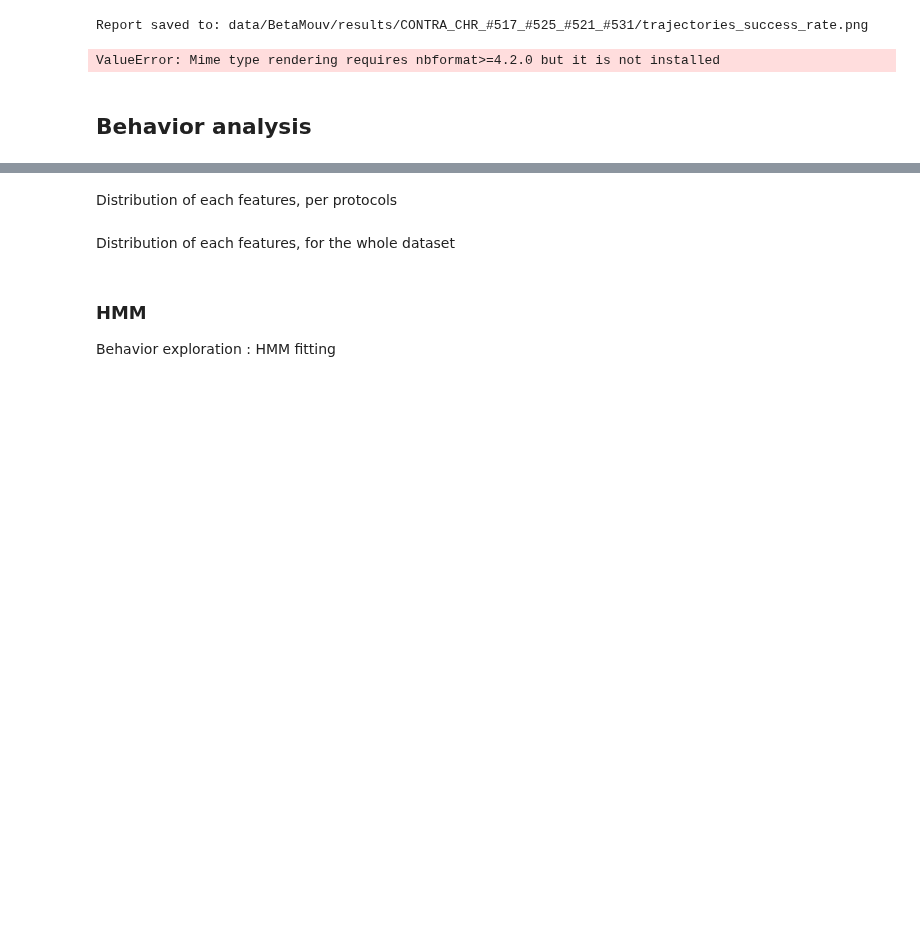
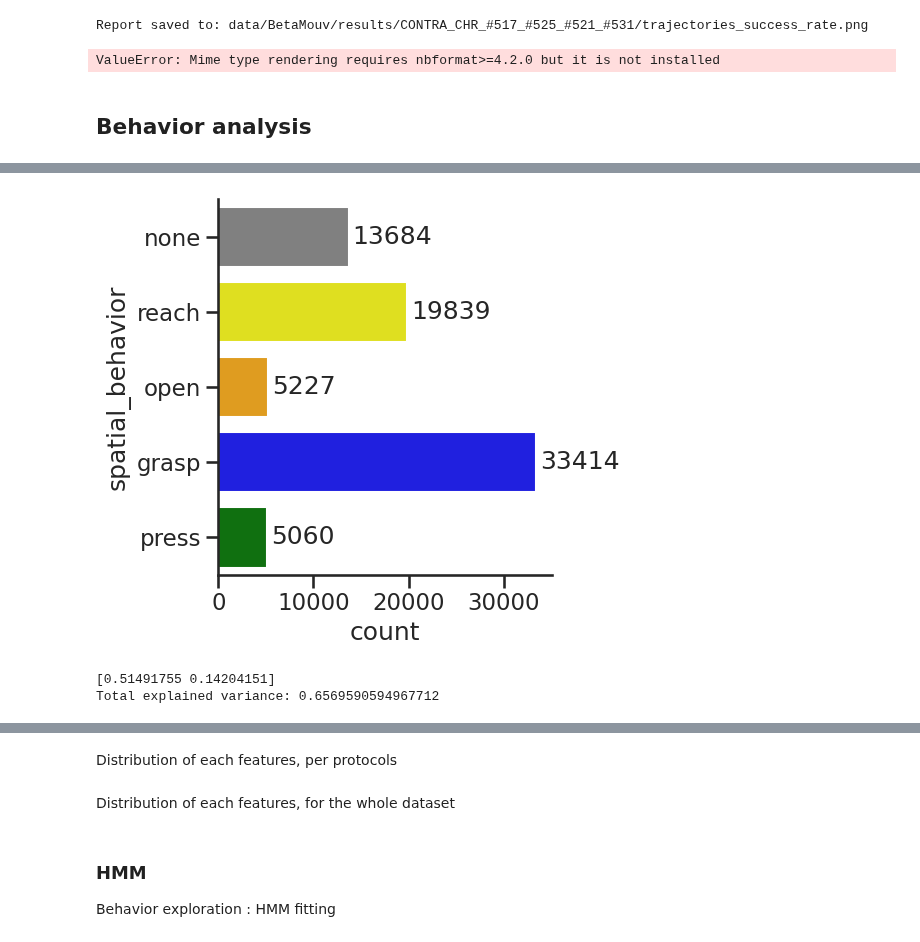
Before and after one commit to Poemiti/IMN_Kinematics, a Jupyter notebook: analysis.ipynb, the cells around one changed output, grey strips where cells are left out. Cells and saved outputs as stored; diff of their text form; code cells hidden in the pictures; blank space fills up the shorter version.

```diff
--- a/analysis.ipynb
+++ b/analysis.ipynb
@@ -207,0 +228,8 @@ Index(['x', 'y', 't', 'area', 'centroid_direction', 'centroid_velocity',
+# %%
+raw_df = project.trialgroup.clean_df(project.trialgroup._behavior_df)
+raw_df = raw_df[features + labels].dropna()
+label_df = raw_df[labels]
+df = raw_df[features]
+print(len(label_df), len(df))
+print(raw_df.columns)
+print(df.columns)
@@ -207,0 +246,21 @@ Index(['x', 'y', 't', 'area', 'centroid_direction', 'centroid_velocity',
+# %%
+
+# X is your DataFrame containing features
+X = df.select_dtypes(include="number")
+
+# 1. Standardize features
+scaler = StandardScaler()
+X_scaled = scaler.fit_transform(X)
+
+# 2. Apply PCA
+pca = PCA(n_components=2)
+X_pca = pca.fit_transform(X_scaled)
+
+# 3. Store results in a new DataFrame
+pca_df = pd.DataFrame(
+    X_pca,
+    columns=["PC1", "PC2"],
+    index=df.index
+).join(label_df)
+
+pca_df.head()
@@ -207,0 +274,20 @@ Index(['x', 'y', 't', 'area', 'centroid_direction', 'centroid_velocity',
+# %%
+count = pca_df.groupby("spatial_behavior").count()
+g = sns.catplot(
+    data=pca_df, kind="count",
+    y="spatial_behavior",
+    hue="spatial_behavior", palette=BEHAVIOR_PALETTE,
+)
+
+# add count on bars
+for ax in g.axes.flat:
+    for container in ax.containers:
+        ax.bar_label(container, fmt="%d", padding=3)
+# %% [output]
+[figure, added]
+# %%
+print(pca.explained_variance_ratio_)
+print("Total explained variance:", pca.explained_variance_ratio_.sum())
+# %% [output]
+[0.51491755 0.14204151]
+Total explained variance: 0.6569590594967712
```
Also changed, not shown: parts of 21 cells of this notebook.
